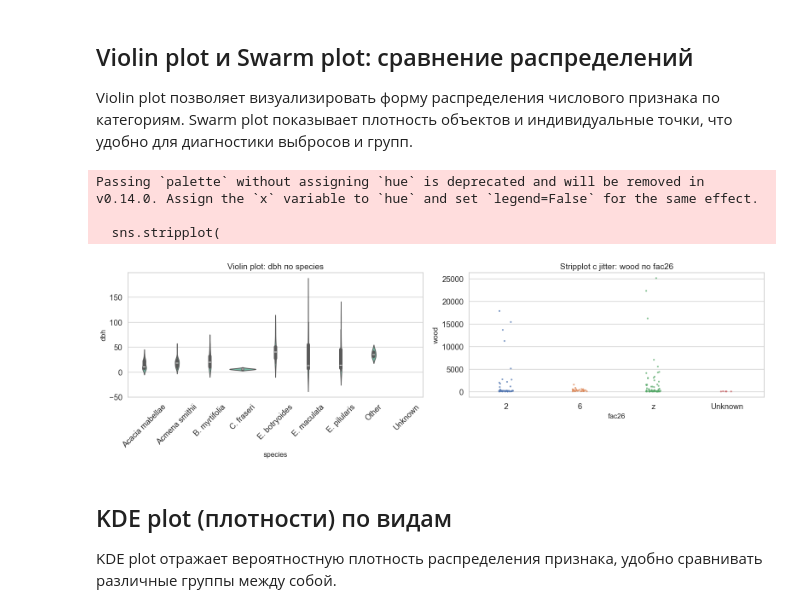
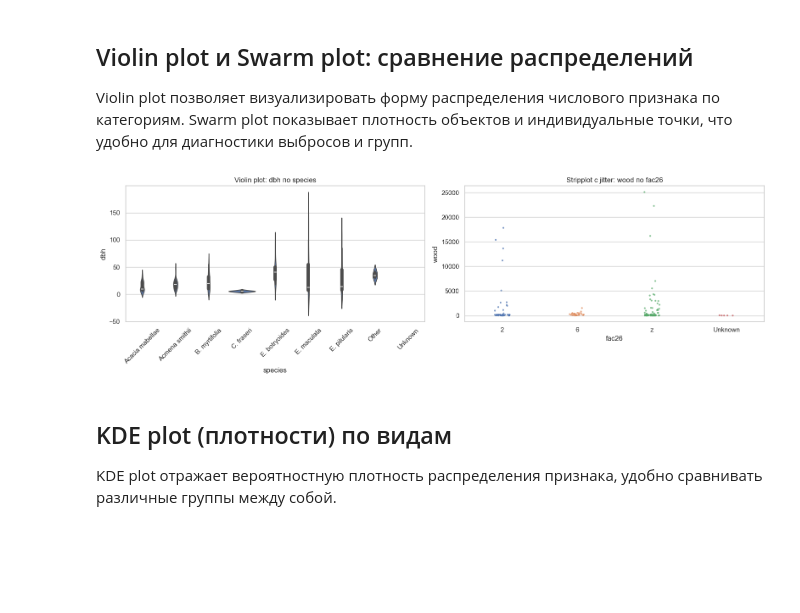
Before and after one commit to aclimova/Klimova-75-63-project, a Jupyter notebook: notebooks/EDA.ipynb, the cells around one changed output. Drawn from its saved outputs; the diff is of its cells as text; code cells hidden in the pictures; blank space fills up the shorter version.

```diff
--- a/notebooks/EDA.ipynb
+++ b/notebooks/EDA.ipynb
@@ -269,25 +256,21 @@ Swarm plot показывает плотность объектов и инди
 # %%
 fig, axes = plt.subplots(1, 2, figsize=(16, 5))
 
-# Violin plot: распределение dbh для разных видов
 sns.violinplot(x="species", y="dbh", data=df, ax=axes[0])
 axes[0].set_title("Violin plot: dbh по species")
 axes[0].tick_params(axis='x', rotation=45)
 
-# Stripplot с jitter, размер точек уменьшен, для плотного распределения без предупреждений
 sns.stripplot(
-    x="fac26", y="wood", data=df, ax=axes[1],
-    palette="deep", jitter=True, size=3, alpha=0.7
+    x="fac26", y="wood", hue="fac26", data=df, ax=axes[1],
+    palette="deep", jitter=True, size=3, alpha=0.7, dodge=False, legend=False
 )
+
 axes[1].set_title("Stripplot с jitter: wood по fac26")
 
 plt.tight_layout()
 plt.show()
 # %% [output]
-Passing `palette` without assigning `hue` is deprecated and will be removed in v0.14.0. Assign the `x` variable to `hue` and set `legend=False` for the same effect.
-
-  sns.stripplot(
-[figure, old version]
+[figure, new version]
 # %% [markdown]
 ## KDE plot (плотности) по видам
 
```
Also changed, not shown: parts of 11 cells of this notebook.
